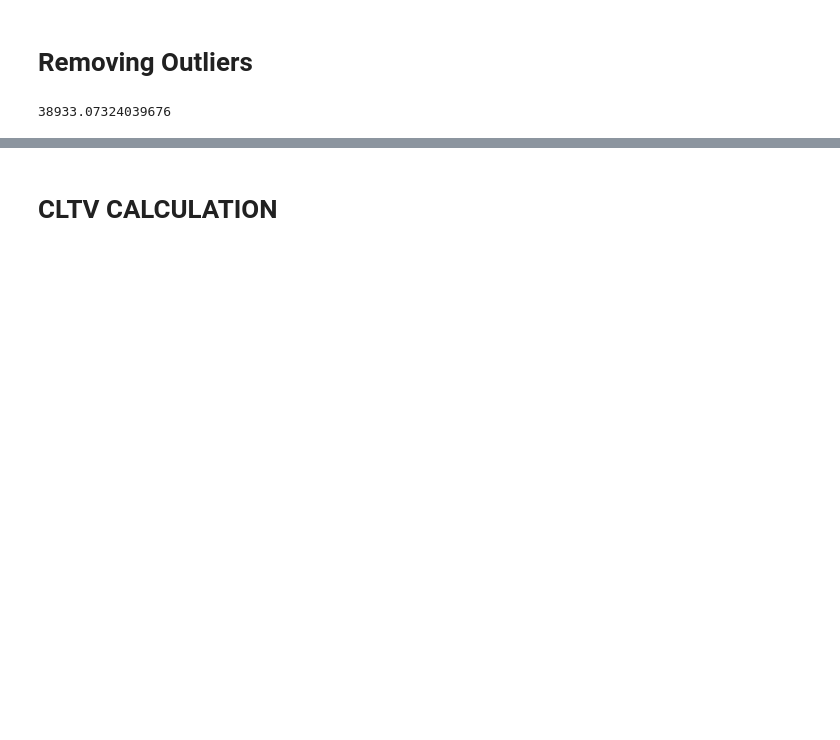
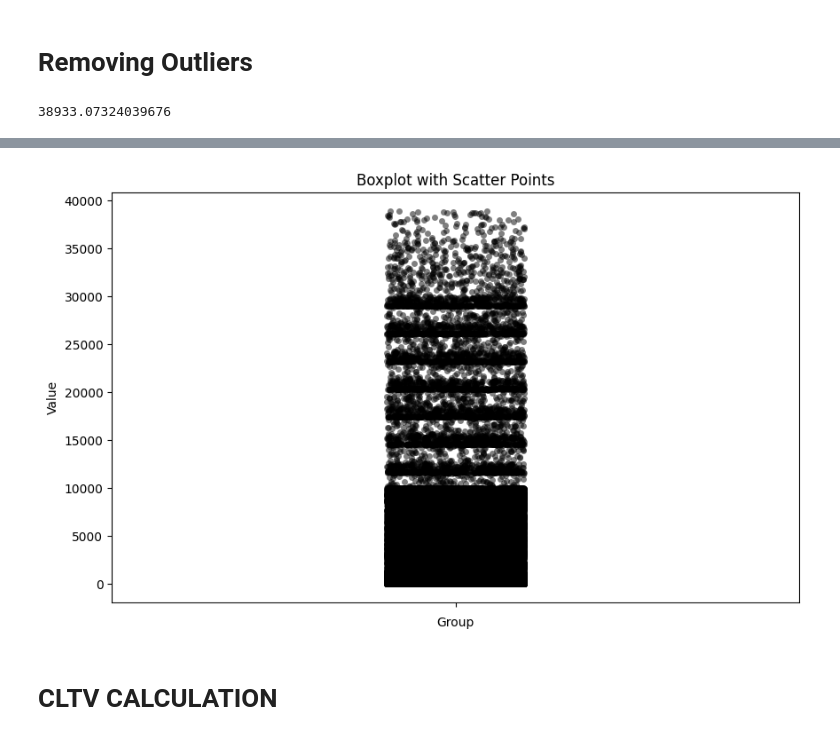
Before and after one commit to harzrawat/Internship_practice, a Jupyter notebook: churn_prediction/dataclean.ipynb, the cells around one changed output, grey strips where cells are left out. Cells and saved outputs as stored; diff of their text form; code cells hidden in the pictures; blank space fills up the shorter version.

```diff
--- a/churn_prediction/dataclean.ipynb
+++ b/churn_prediction/dataclean.ipynb
@@ -143,3 +167,34 @@ df2
+# %%
+import seaborn as sns
+import matplotlib.pyplot as plt
+import pandas as pd
+import numpy as np
+
+# Create sample data
+np.random.seed(0)
+data = pd.DataFrame({
+    'group': np.repeat(['A', 'B', 'C', 'D'], 50),
+    'value': np.random.randn(200)
+})
+
+# Set up the plot
+plt.figure(figsize=(10, 6))
+
+# Create boxplot
+# sns.boxplot(y=df['Transaction_Amount'], data=data, palette='Set3')
+
+# Add scatter points
+sns.stripplot(y=df['Transaction_Amount'], data=data, color='black', alpha=0.5, jitter=True)
+
+# Customize the plot
+plt.title('Boxplot with Scatter Points')
+plt.xlabel('Group')
+plt.ylabel('Value')
+
+# Show the plot
+plt.show()
+# %% [output]
+[figure, added]
 # %% [markdown]
 # CLTV CALCULATION
 # %%
```
Also changed, not shown: parts of 13 cells of this notebook, 4 other files.
